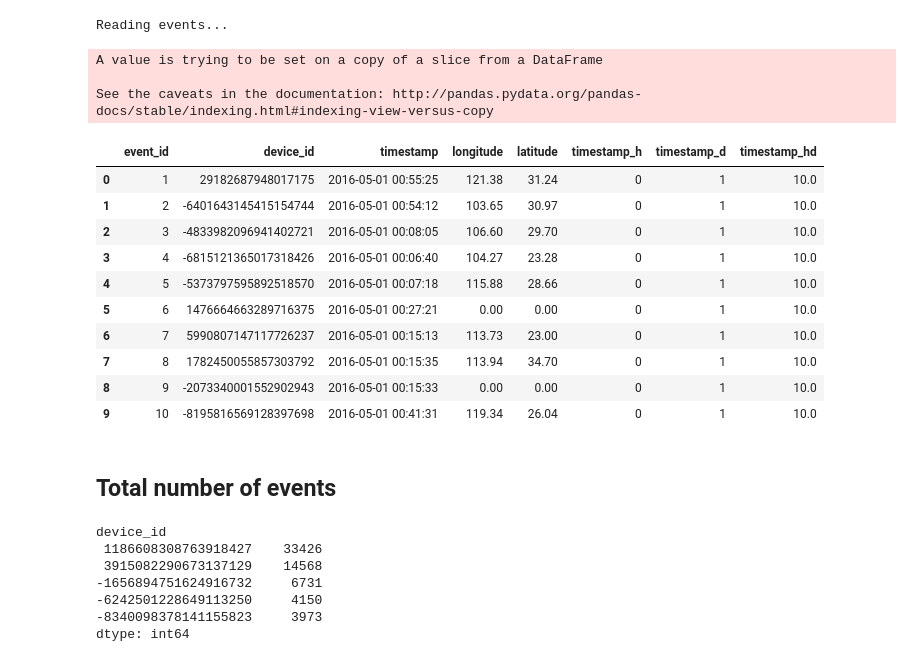
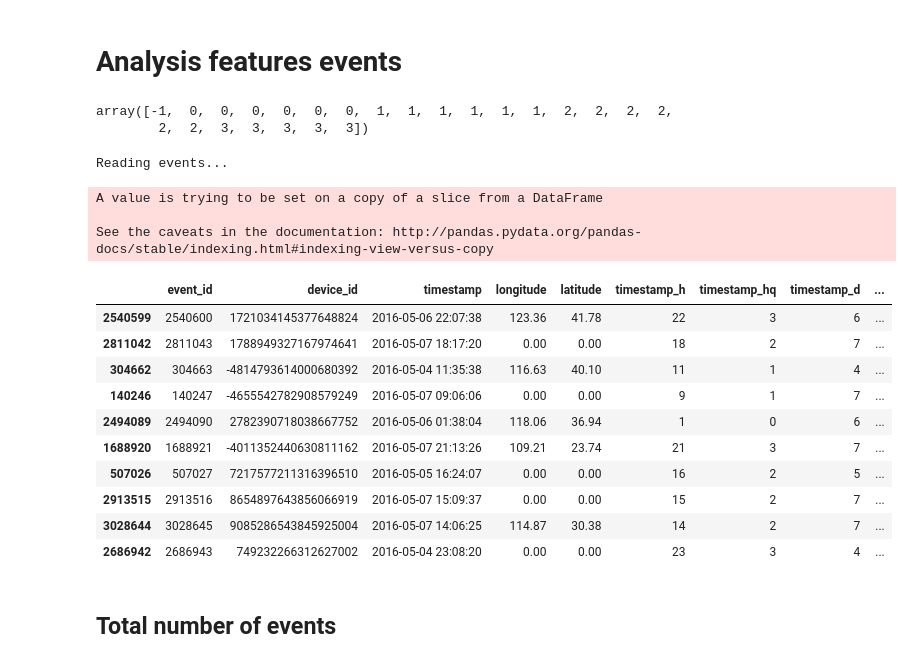
Before and after one commit to joostgp/kaggle_talkingdata, a Jupyter notebook: analysis_features_events.ipynb, the cells around one changed output. Drawn from its saved outputs; the diff is of its cells as text; code cells hidden in the pictures.

```diff
--- a/analysis_features_events.ipynb
+++ b/analysis_features_events.ipynb
@@ -3,3 +1,5 @@
+# %% [markdown]
+# Analysis features events
 # %%
 import os
 import math
@@ -23,6 +23,11 @@ def is_weekend(day_of_week):
 def is_during_day(hour_of_day):
     if hour_of_day>7 or hour_of_day>18:
         return 0
+# %%
+(np.arange(0,24)-1)//6
+# %% [output]
+array([-1,  0,  0,  0,  0,  0,  0,  1,  1,  1,  1,  1,  1,  2,  2,  2,  2,
+        2,  2,  3,  3,  3,  3,  3])
 # %%
 # Load app_events
 print('Reading events...')
@@ -30,38 +35,31 @@ events = pd.read_csv(dir_in + 'events.csv')
 
 events['timestamp'] = pd.to_datetime(events['timestamp'])
 events['timestamp_h'] = events['timestamp'].dt.hour
+events['timestamp_hq'] = ((events['timestamp_h'] - 1) // 6).clip_lower(0)
 events['timestamp_d'] = events['timestamp'].dt.day
 events.timestamp_d[events['timestamp_d']==30] = 0
-events['timestamp_hd'] = events['timestamp_h']/2.4 + events['timestamp_d']*10
+events['timestamp_hd'] = (100*(events['timestamp_h']/24 + events['timestamp_d'])).astype(int)
+events['timestamp_hqd'] = (100*(events['timestamp_hq']/4 + events['timestamp_d'])).astype(int)
+events['timestamp_during_day'] = events['timestamp_hq'].isin([1,2]).astype(int)
+events['timestamp_during_weekend'] = events['timestamp_d'].isin([30,1,7,8]).astype(int)
 # %% [output]
 Reading events...
 A value is trying to be set on a copy of a slice from a DataFrame
 
 See the caveats in the documentation: http://pandas.pydata.org/pandas-docs/stable/indexing.html#indexing-view-versus-copy
 # %%
-events.head(10)
+events.sample(10)
 # %% [output]
-|  | event_id | device_id | timestamp | longitude | latitude | timestamp_h | timestamp_d | timestamp_hd |
-| 0 | 1 | 29182687948017175 | 2016-05-01 00:55:25 | 121.38 | 31.24 | 0 | 1 | 10.0 |
-| 1 | 2 | -6401643145415154744 | 2016-05-01 00:54:12 | 103.65 | 30.97 | 0 | 1 | 10.0 |
-| 2 | 3 | -4833982096941402721 | 2016-05-01 00:08:05 | 106.60 | 29.70 | 0 | 1 | 10.0 |
-| 3 | 4 | -6815121365017318426 | 2016-05-01 00:06:40 | 104.27 | 23.28 | 0 | 1 | 10.0 |
-| 4 | 5 | -5373797595892518570 | 2016-05-01 00:07:18 | 115.88 | 28.66 | 0 | 1 | 10.0 |
-| 5 | 6 | 1476664663289716375 | 2016-05-01 00:27:21 | 0.00 | 0.00 | 0 | 1 | 10.0 |
-| 6 | 7 | 5990807147117726237 | 2016-05-01 00:15:13 | 113.73 | 23.00 | 0 | 1 | 10.0 |
-| 7 | 8 | 1782450055857303792 | 2016-05-01 00:15:35 | 113.94 | 34.70 | 0 | 1 | 10.0 |
-| 8 | 9 | -2073340001552902943 | 2016-05-01 00:15:33 | 0.00 | 0.00 | 0 | 1 | 10.0 |
-| 9 | 10 | -8195816569128397698 | 2016-05-01 00:41:31 | 119.34 | 26.04 | 0 | 1 | 10.0 |
+|  | event_id | device_id | timestamp | longitude | latitude | timestamp_h | timestamp_hq | timestamp_d | ... |
+| 2540599 | 2540600 | 1721034145377648824 | 2016-05-06 22:07:38 | 123.36 | 41.78 | 22 | 3 | 6 | ... |
+| 2811042 | 2811043 | 1788949327167974641 | 2016-05-07 18:17:20 | 0.00 | 0.00 | 18 | 2 | 7 | ... |
+| 304662 | 304663 | -4814793614000680392 | 2016-05-04 11:35:38 | 116.63 | 40.10 | 11 | 1 | 4 | ... |
+| 140246 | 140247 | -4655542782908579249 | 2016-05-07 09:06:06 | 0.00 | 0.00 | 9 | 1 | 7 | ... |
+| 2494089 | 2494090 | 2782390718038667752 | 2016-05-06 01:38:04 | 118.06 | 36.94 | 1 | 0 | 6 | ... |
+| 1688920 | 1688921 | -4011352440630811162 | 2016-05-07 21:13:26 | 109.21 | 23.74 | 21 | 3 | 7 | ... |
+| 507026 | 507027 | 7217577211316396510 | 2016-05-05 16:24:07 | 0.00 | 0.00 | 16 | 2 | 5 | ... |
+| 2913515 | 2913516 | 8654897643856066919 | 2016-05-07 15:09:37 | 0.00 | 0.00 | 15 | 2 | 7 | ... |
+| 3028644 | 3028645 | 9085286543845925004 | 2016-05-07 14:06:25 | 114.87 | 30.38 | 14 | 2 | 7 | ... |
+| 2686942 | 2686943 | 749232266312627002 | 2016-05-04 23:08:20 | 0.00 | 0.00 | 23 | 3 | 4 | ... |
 # %% [markdown]
 ## Total number of events
-# %%
-number_of_events = events.groupby('device_id').size()
-number_of_events.sort_values(ascending=False).head()
-# %% [output]
-device_id
- 1186608308763918427    33426
- 3915082290673137129    14568
--1656894751624916732     6731
--6242501228649113250     4150
--8340098378141155823     3973
-dtype: int64
```
Also changed, not shown: parts of 58 cells of this notebook, 17 other files.
